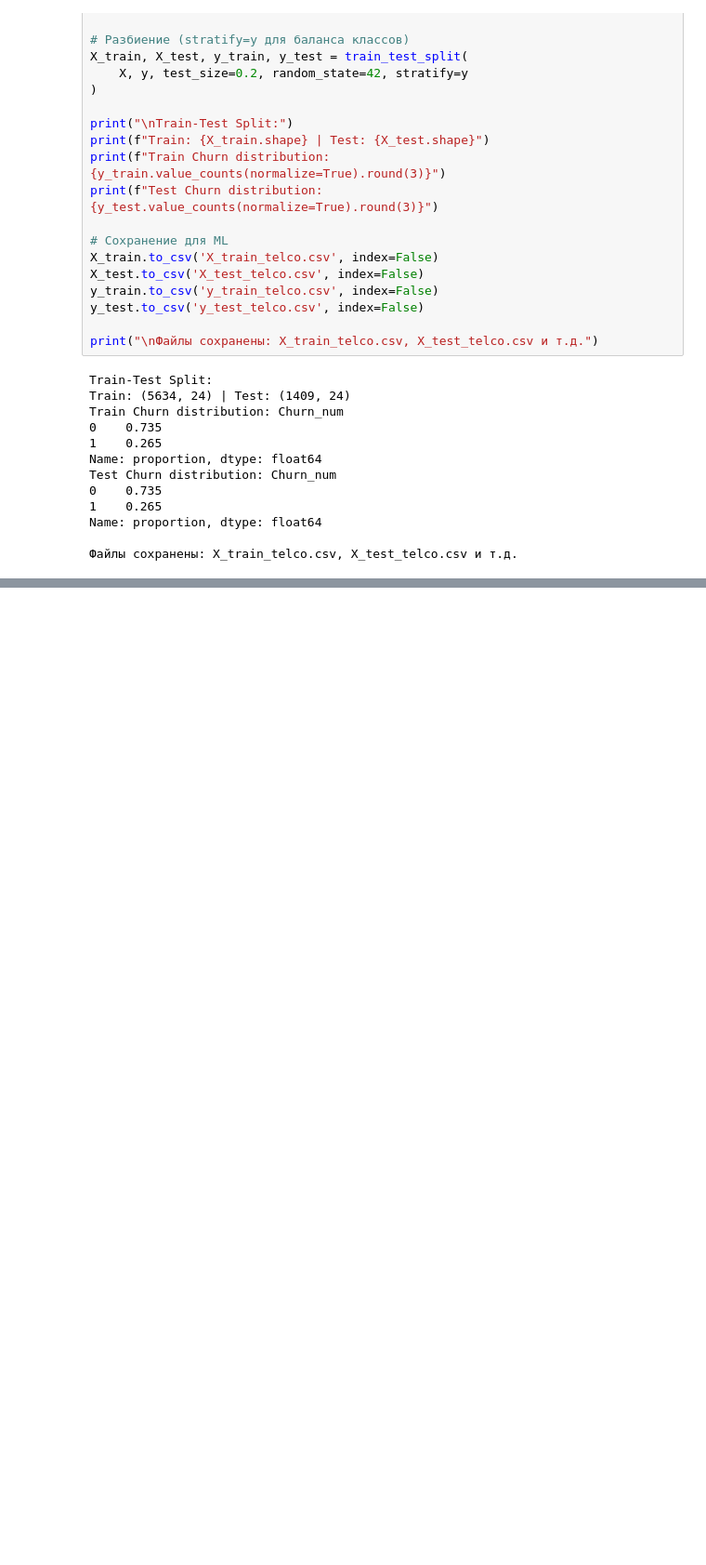
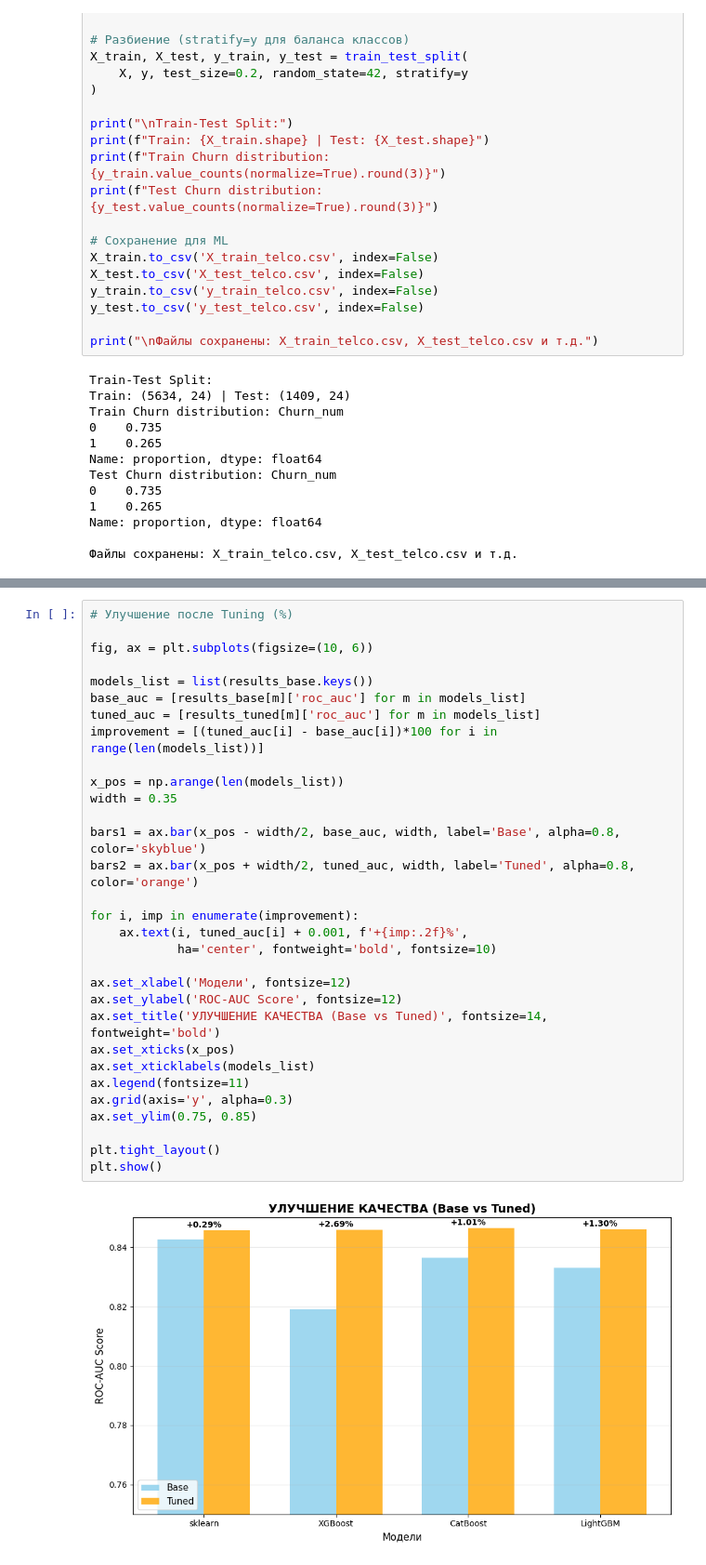
Before and after one commit to Anastasia2207/Downloads, a Jupyter notebook: wrk_1_boosting.ipynb, the cells around one changed output, grey strips where cells are left out. Shown at 93% size. Saved outputs shown, nothing was run; the diff lists cells and outputs as text; blank space fills up the shorter version.

```diff
--- a/wrk_1_boosting.ipynb
+++ b/wrk_1_boosting.ipynb
@@ -489,0 +849,33 @@ Name: proportion, dtype: float64
+# %%
+# Улучшение после Tuning (%)
+
+fig, ax = plt.subplots(figsize=(10, 6))
+
+models_list = list(results_base.keys())
+base_auc = [results_base[m]['roc_auc'] for m in models_list]
+tuned_auc = [results_tuned[m]['roc_auc'] for m in models_list]
+improvement = [(tuned_auc[i] - base_auc[i])*100 for i in range(len(models_list))]
+
+x_pos = np.arange(len(models_list))
+width = 0.35
+
+bars1 = ax.bar(x_pos - width/2, base_auc, width, label='Base', alpha=0.8, color='skyblue')
+bars2 = ax.bar(x_pos + width/2, tuned_auc, width, label='Tuned', alpha=0.8, color='orange')
+
+for i, imp in enumerate(improvement):
+    ax.text(i, tuned_auc[i] + 0.001, f'+{imp:.2f}%',
+            ha='center', fontweight='bold', fontsize=10)
+
+ax.set_xlabel('Модели', fontsize=12)
+ax.set_ylabel('ROC-AUC Score', fontsize=12)
+ax.set_title('УЛУЧШЕНИЕ КАЧЕСТВА (Base vs Tuned)', fontsize=14, fontweight='bold')
+ax.set_xticks(x_pos)
+ax.set_xticklabels(models_list)
+ax.legend(fontsize=11)
+ax.grid(axis='y', alpha=0.3)
+ax.set_ylim(0.75, 0.85)
+
+plt.tight_layout()
+plt.show()
+# %% [output]
+[figure, added]
```
Also changed, not shown: parts of 8 cells of this notebook, 4 other files.
